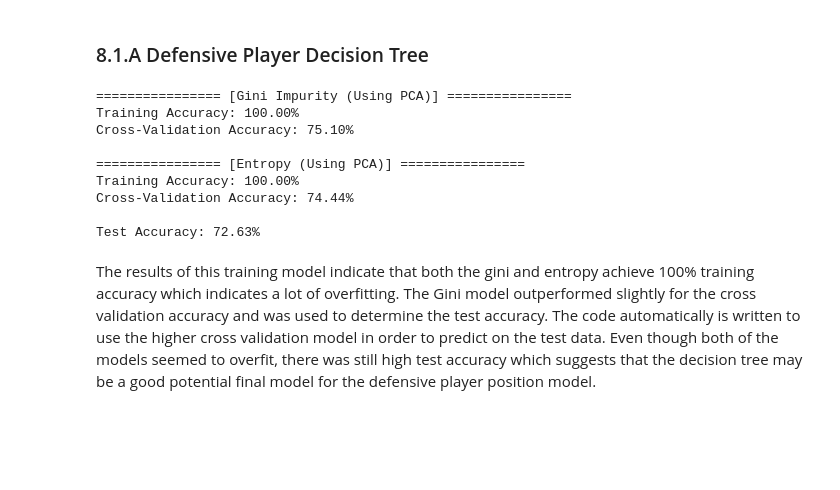
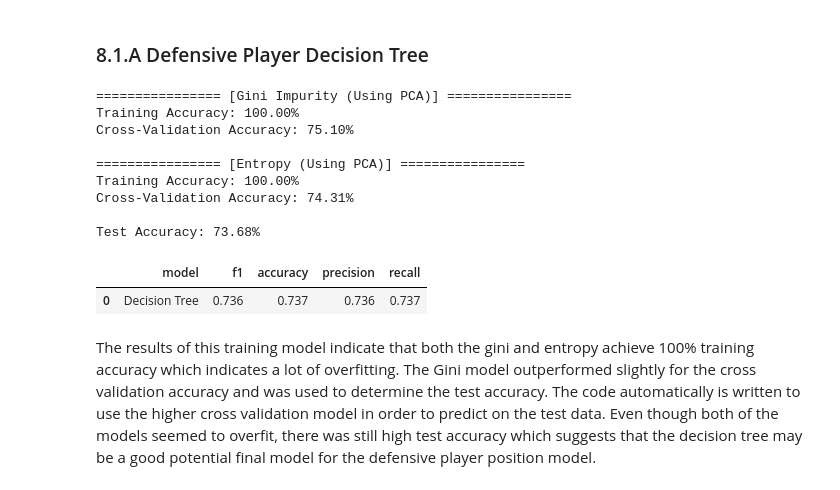
Before and after one commit to kezeani/109aproject, a Jupyter notebook: project.ipynb, the cells around one changed output. Drawn from its saved outputs; the diff is of its cells as text; code cells hidden in the pictures; blank space fills up the shorter version.

```diff
--- a/project.ipynb
+++ b/project.ipynb
@@ -369,7 +377,7 @@ y_test = defender_test['Comp']
 pca = PCA()
 pca1 = PCA()
 defender_pca= pca.fit_transform(numeric_train)
-defender_pca1= pca1.fit_transform(numeric_test)
+defender_pca1= pca.transform(numeric_test)
 
 explained_variance_ratio = pca.explained_variance_ratio_
 cumulative_variance = np.cumsum(explained_variance_ratio)
@@ -515,35 +523,49 @@ cv_acc_entropy = df_entropy['mean_cv'].iloc[best_entropy]
 print("================ [Gini Impurity (Using PCA)] ================")
 print("Training Accuracy: {:.2%}".format(acc_trees_train_gini))
 print("Cross-Validation Accuracy: {:.2%}".format(cv_acc_gini))
 
 print("\n================ [Entropy (Using PCA)] ================")
 print("Training Accuracy: {:.2%}".format(acc_trees_train_entropy))
 print("Cross-Validation Accuracy: {:.2%}".format(cv_acc_entropy))
 
 # Select the best model
 if cv_acc_gini >= cv_acc_entropy:
     model = model_tree_gini
 else:
     model = model_tree_entropy
 
 
 pred = model.predict(x_test)
 test_acc = accuracy_score(y_test, pred)
 print("\nTest Accuracy: {:.2%}".format(test_acc))
 
+defenders_results_df = pd.DataFrame(columns=['model', 'f1', 'accuracy', 'precision', ])
+new_row = pd.DataFrame({
+    'model': ['Decision Tree'],
+    'f1': [round(f1_score(y_test, pred, average='weighted'),4)],
+    'accuracy': [round(accuracy_score(y_test, pred), 4)],
+    'precision': [round(precision_score(y_test, pred, average='weighted'), 4)],
+    'recall': [round(recall_score(y_test, pred, average='weighted'), 4)]
+})
+
+defenders_results_df = pd.concat([defenders_results_df, new_row], ignore_index=True)
+display(defenders_results_df)
+
 # Save predictions
 pred_df = pd.DataFrame({'Player': defender_test['Player'], 'League': pred})
 pred_df.to_csv('defensive_predictions.csv', index=False)
 # %% [output]
 ================ [Gini Impurity (Using PCA)] ================
 Training Accuracy: 100.00%
 Cross-Validation Accuracy: 75.10%
 
 ================ [Entropy (Using PCA)] ================
 Training Accuracy: 100.00%
-Cross-Validation Accuracy: 74.44%
+Cross-Validation Accuracy: 74.31%
 
-Test Accuracy: 72.63%
+Test Accuracy: 73.68%
+|  | model | f1 | accuracy | precision | recall |
+| 0 | Decision Tree | 0.736 | 0.737 | 0.736 | 0.737 |
 # %% [markdown]
 The results of this training model indicate that both the gini and entropy achieve 100% training accuracy which indicates a lot of overfitting. The Gini model outperformed slightly for the cross validation accuracy and was used to determine the test accuracy. The code automatically is written to use the higher cross validation model in order to predict on the test data. Even though both of the models seemed to overfit, there was still high test accuracy which suggests that the decision tree may be a good potential final model for the defensive player position model.
 # %% [markdown]
```
Also changed, not shown: parts of 6 cells of this notebook, 4 other files.
